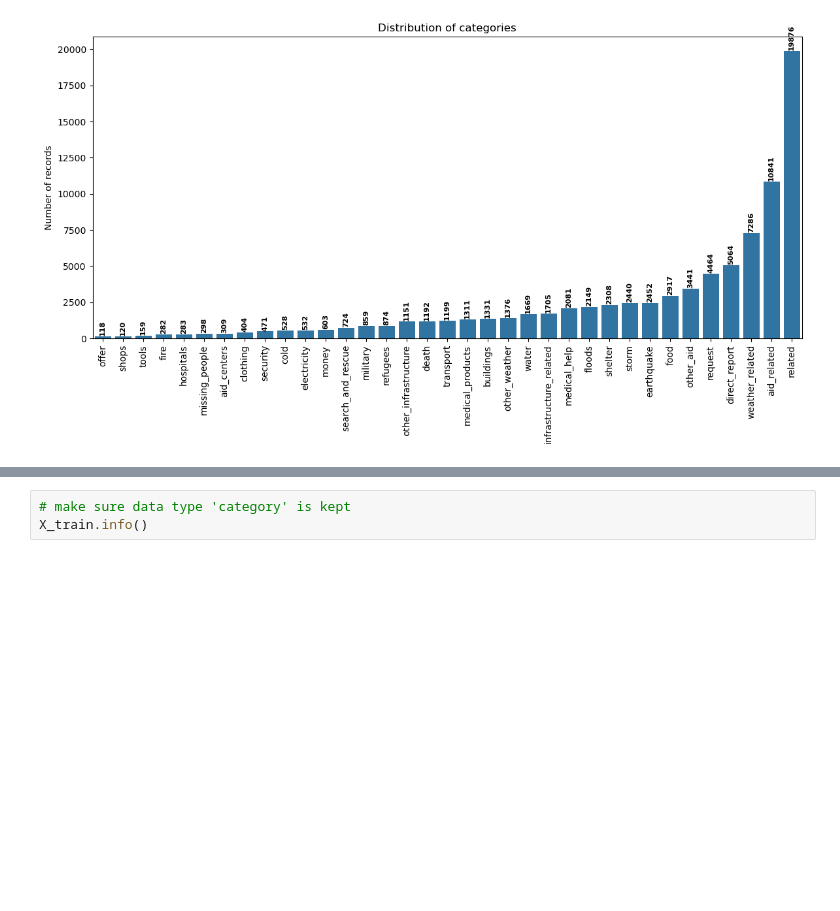
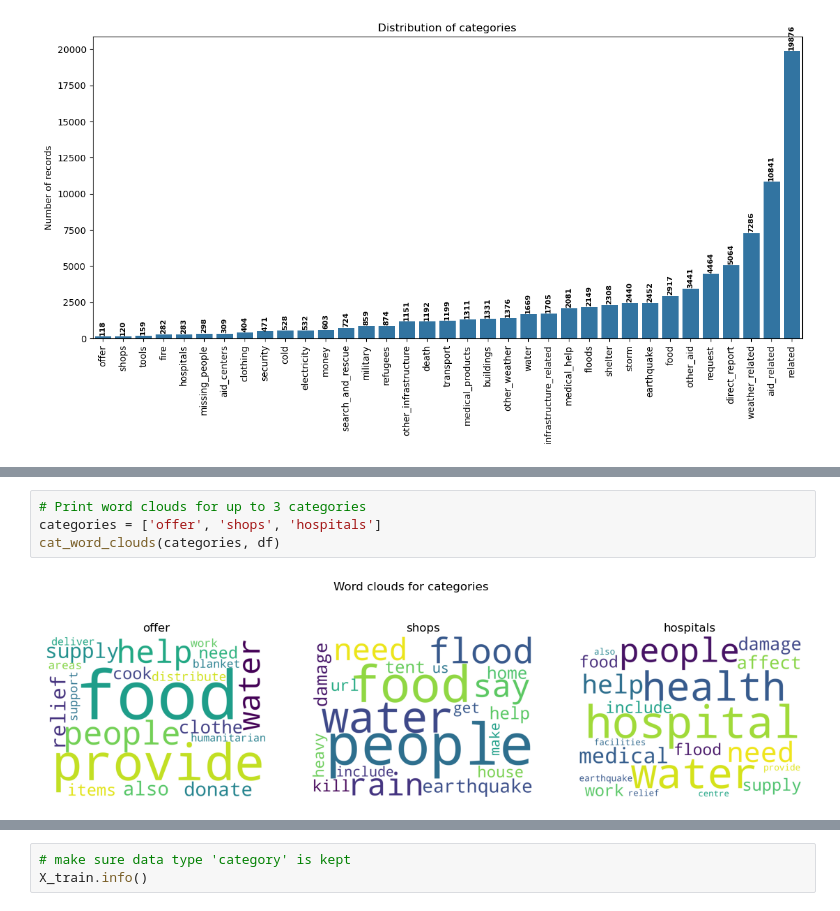
Before and after one commit to JuanitaSmith/disaster_recovery_pipelines, a Jupyter notebook: notebooks/ML Pipeline Preparation.ipynb, the cells around one changed output, grey strips where cells are left out. Drawn from its saved outputs; the diff is of its cells as text; blank space fills up the shorter version.

```diff
--- a/notebooks/ML Pipeline Preparation.ipynb
+++ b/notebooks/ML Pipeline Preparation.ipynb
@@ -192,0 +239,6 @@ plt.show()
+# %%
+# Print word clouds for up to 3 categories
+categories = ['offer', 'shops', 'hospitals']
+cat_word_clouds(categories, df)
+# %% [output]
+[figure, added]
```
Also changed, not shown: parts of 184 cells of this notebook, 25 other files.
